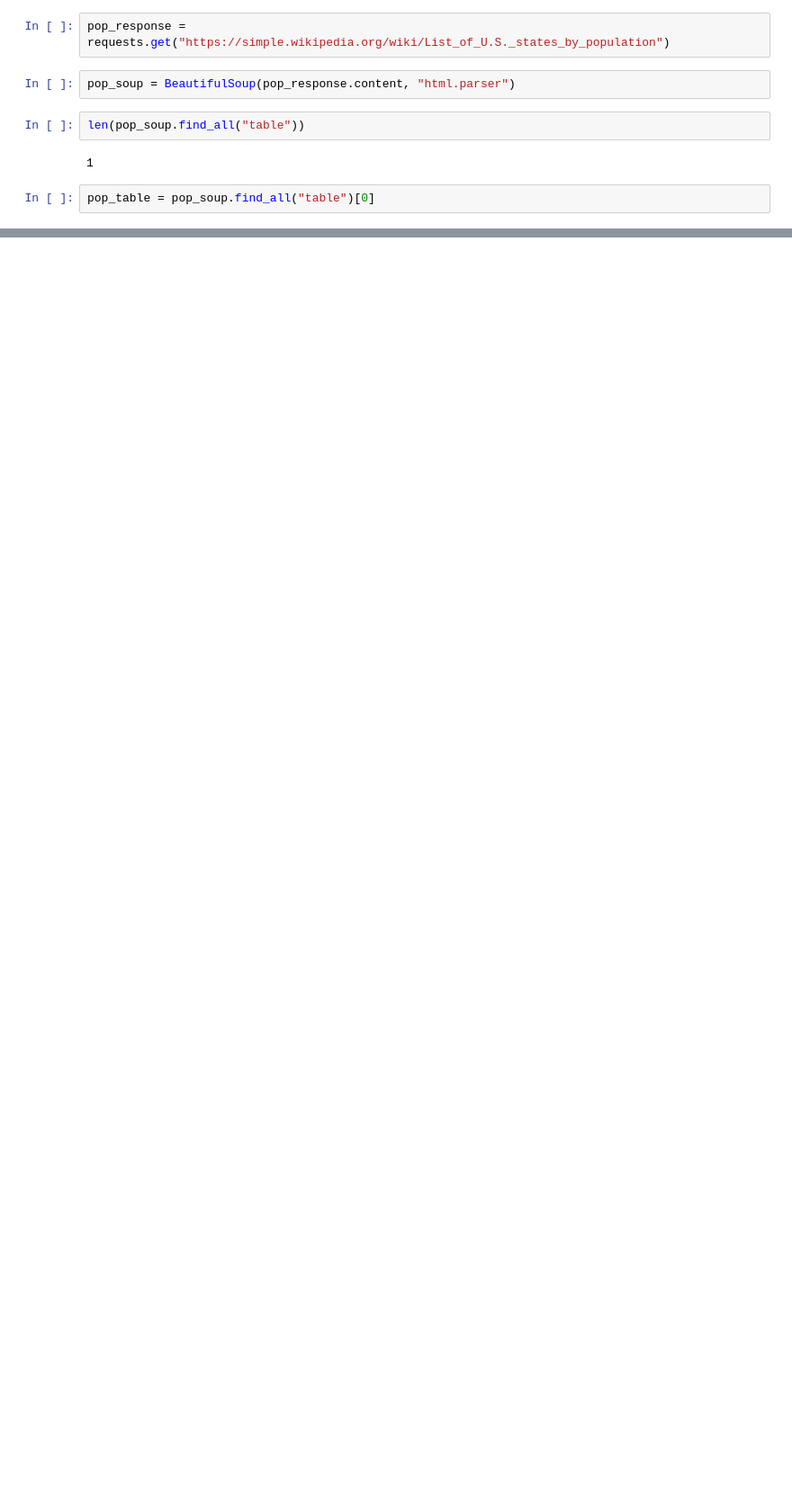
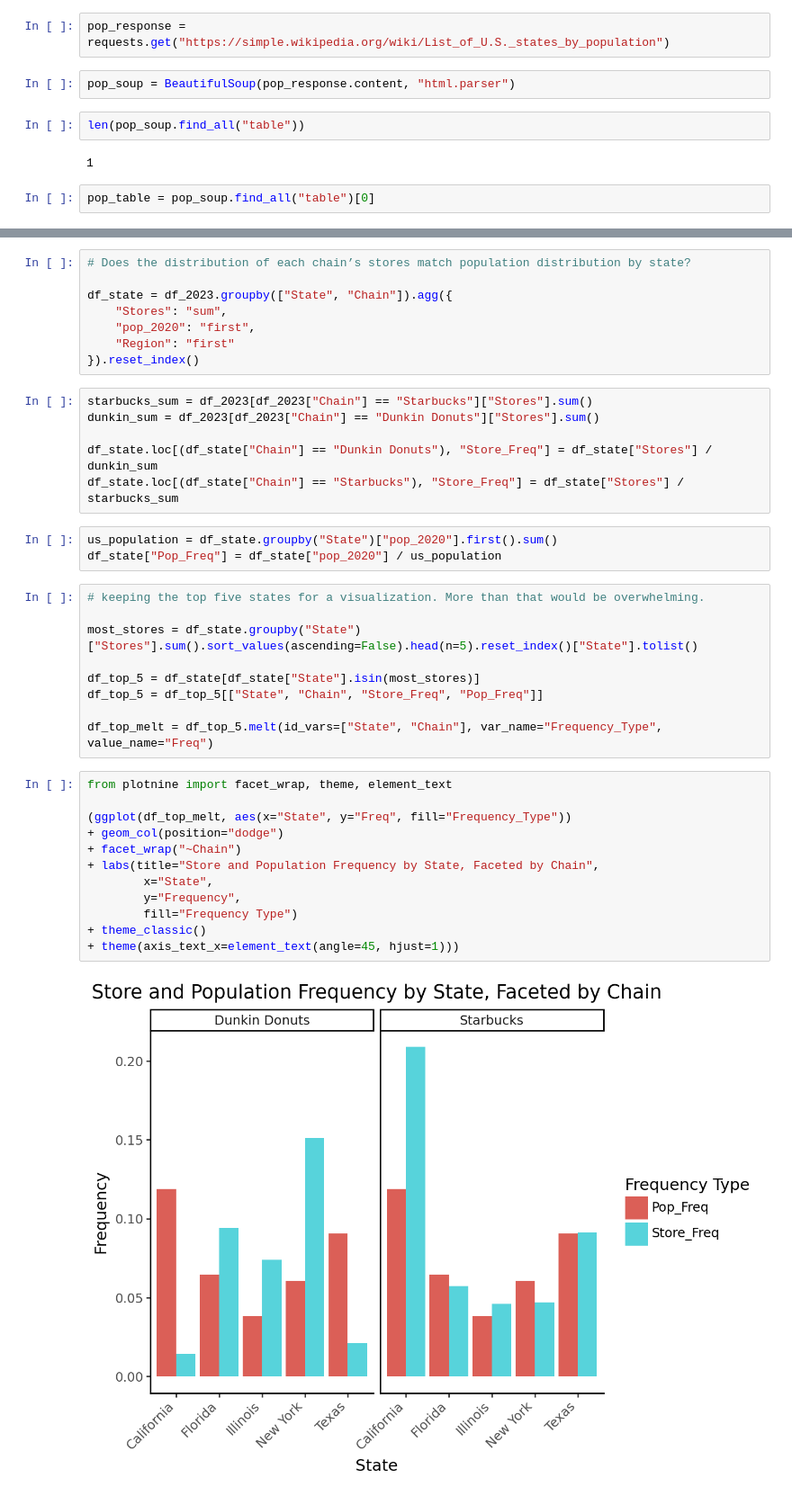
Before and after one commit to r-morag/Labs---GSB-544, a Jupyter notebook: lab_4.ipynb, the cells around one changed output, grey strips where cells are left out. Shown at 90% size. Cells and saved outputs as stored; diff of their text form; blank space fills up the shorter version.

```diff
--- a/lab_4.ipynb
+++ b/lab_4.ipynb
@@ -184,0 +232,40 @@ coffee_df["region"] = coffee_df["state"].map(state_to_region)
+# %%
+# Does the distribution of each chain’s stores match population distribution by state?
+
+df_state = df_2023.groupby(["State", "Chain"]).agg({
+    "Stores": "sum",
+    "pop_2020": "first",
+    "Region": "first"
+}).reset_index()
+# %%
+starbucks_sum = df_2023[df_2023["Chain"] == "Starbucks"]["Stores"].sum()
+dunkin_sum = df_2023[df_2023["Chain"] == "Dunkin Donuts"]["Stores"].sum()
+
+df_state.loc[(df_state["Chain"] == "Dunkin Donuts"), "Store_Freq"] = df_state["Stores"] / dunkin_sum
+df_state.loc[(df_state["Chain"] == "Starbucks"), "Store_Freq"] = df_state["Stores"] / starbucks_sum
+# %%
+us_population = df_state.groupby("State")["pop_2020"].first().sum()
+df_state["Pop_Freq"] = df_state["pop_2020"] / us_population
+# %%
+# keeping the top five states for a visualization. More than that would be overwhelming.
+
+most_stores = df_state.groupby("State")["Stores"].sum().sort_values(ascending=False).head(n=5).reset_index()["State"].tolist()
+
+df_top_5 = df_state[df_state["State"].isin(most_stores)]
+df_top_5 = df_top_5[["State", "Chain", "Store_Freq", "Pop_Freq"]]
+
+df_top_melt = df_top_5.melt(id_vars=["State", "Chain"], var_name="Frequency_Type", value_name="Freq")
+# %%
+from plotnine import facet_wrap, theme, element_text
+
+(ggplot(df_top_melt, aes(x="State", y="Freq", fill="Frequency_Type"))
++ geom_col(position="dodge")
++ facet_wrap("~Chain")
++ labs(title="Store and Population Frequency by State, Faceted by Chain",
+        x="State",
+        y="Frequency",
+        fill="Frequency Type")
++ theme_classic()
++ theme(axis_text_x=element_text(angle=45, hjust=1)))
+# %% [output]
+[figure, added]
```
Also changed, not shown: parts of 24 cells of this notebook, 1 other file.
